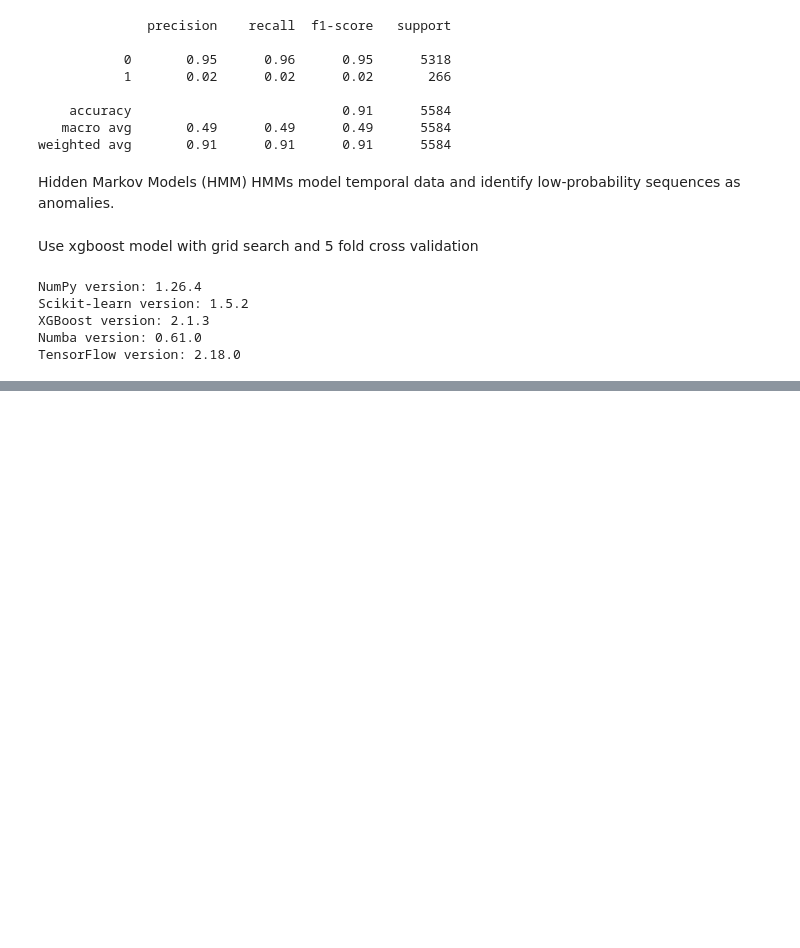
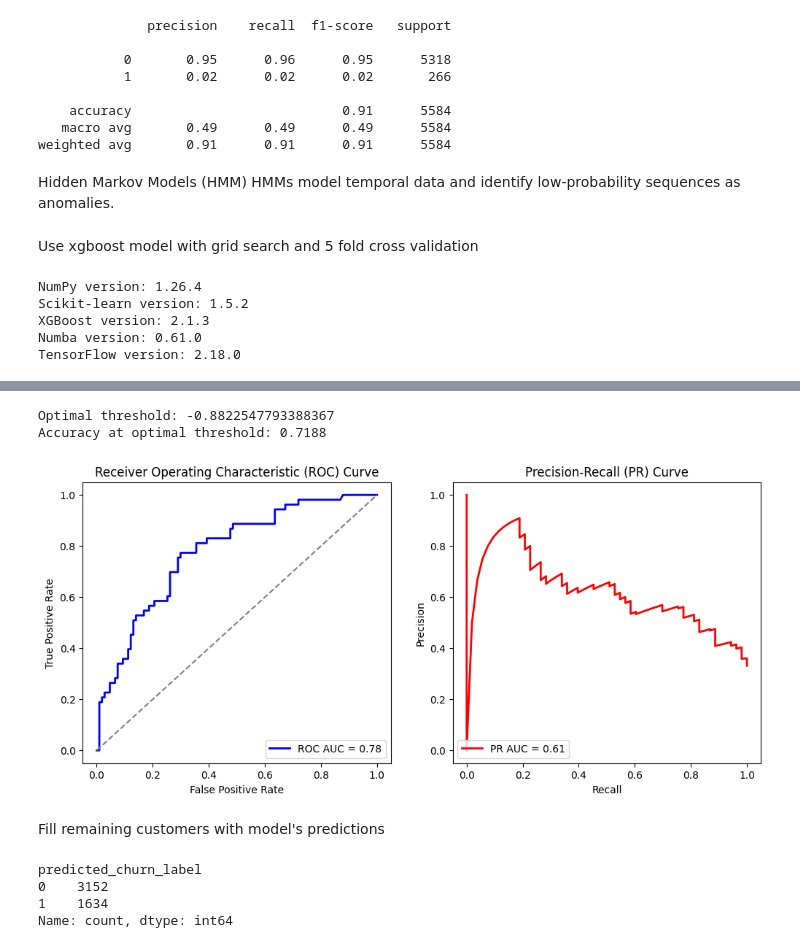
Before and after one commit to yuchild/magnimind_projects, a Jupyter notebook: robinhood_churn.ipynb, the cells around one changed output, grey strips where cells are left out. Saved outputs shown, nothing was run; the diff lists cells and outputs as text; code cells hidden in the pictures; blank space fills up the shorter version.

```diff
--- a/robinhood_churn.ipynb
+++ b/robinhood_churn.ipynb
@@ -793,0 +839,52 @@ weighted avg       0.94      0.74      0.81      1117
+# %%
+import matplotlib.pyplot as plt
+from sklearn.metrics import roc_curve, auc, precision_recall_curve, accuracy_score
+
+# Predict probabilities on the test set
+xgb_y_prob = best_xgb_clf.predict(dtest)
+
+# Compute ROC curve and ROC AUC
+fpr, tpr, roc_thresholds = roc_curve(y_test, xgb_y_prob)
+roc_auc = auc(fpr, tpr)
+
+# Compute Precision-Recall curve
+precision, recall, pr_thresholds = precision_recall_curve(y_test, xgb_y_prob)
+pr_auc = auc(recall, precision)
+
+# Find the optimal threshold using ROC analysis (You may change this to PR)
+optimal_idx = np.argmax(tpr - fpr)  # Maximizing True Positive Rate - False Positive Rate
+optimal_threshold = roc_thresholds[optimal_idx]
+print(f"Optimal threshold: {optimal_threshold}")
+
+# Predict with the optimal threshold
+y_pred_optimal = (xgb_y_prob > optimal_threshold).astype(int)
+
+# Calculate Accuracy
+accuracy = accuracy_score(y_test, y_pred_optimal)
+print(f"Accuracy at optimal threshold: {accuracy:.4f}")
+
+# Plot ROC Curve
+plt.figure(figsize=(12, 5))
+plt.subplot(1, 2, 1)
+plt.plot(fpr, tpr, color='blue', lw=2, label=f'ROC AUC = {roc_auc:.2f}')
+plt.plot([0, 1], [0, 1], color='gray', linestyle='--')
+plt.xlabel('False Positive Rate')
+plt.ylabel('True Positive Rate')
+plt.title('Receiver Operating Characteristic (ROC) Curve')
+plt.legend(loc='lower right')
+
+# Plot Precision-Recall Curve
+plt.subplot(1, 2, 2)
+plt.plot(recall, precision, color='red', lw=2, label=f'PR AUC = {pr_auc:.2f}')
+plt.xlabel('Recall')
+plt.ylabel('Precision')
+plt.title('Precision-Recall (PR) Curve')
+plt.legend(loc='lower left')
+
+plt.show()
+# %% [output]
+Optimal threshold: -0.8822547793388367
+Accuracy at optimal threshold: 0.7188
+[figure, added]
+# %% [markdown]
+Fill remaining customers with model's predictions
@@ -793,0 +913,7 @@ weighted avg       0.94      0.74      0.81      1117
+# %%
+remaining_customers['predicted_churn_label'].value_counts()
+# %% [output]
+predicted_churn_label
+0    3152
+1    1634
+Name: count, dtype: int64
```
Also changed, not shown: parts of 11 cells of this notebook.
